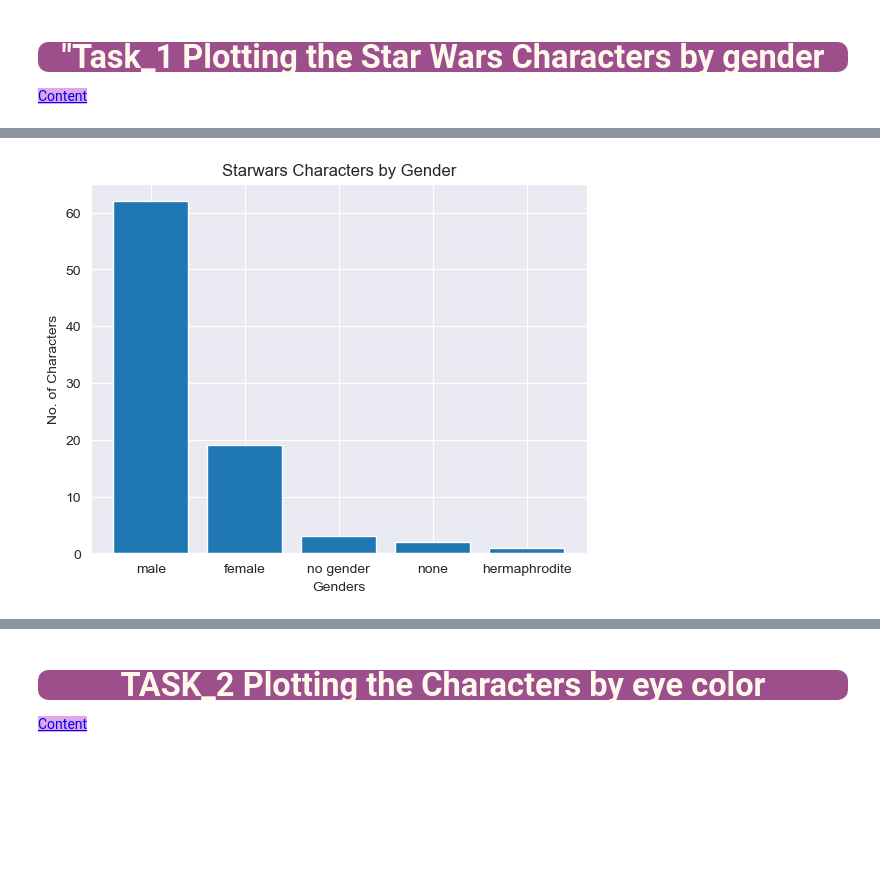
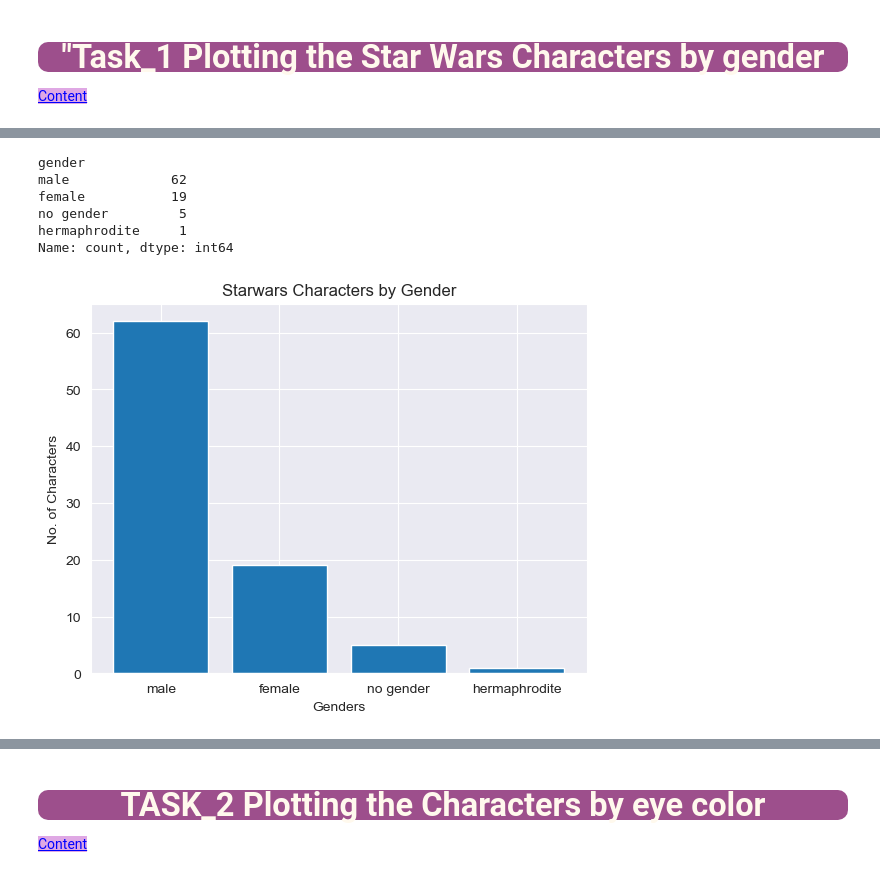
Before and after one commit to iceyisaak/clarusway_ds, a Jupyter notebook: DVwPy_Assignment_1_Star_Wars_Characters (matplotlib)_V02.ipynb, the cells around one changed output, grey strips where cells are left out. Cells and saved outputs as stored; diff of their text form; code cells hidden in the pictures; blank space fills up the shorter version.

```diff
--- a/DVwPy_Assignment_1_Star_Wars_Characters (matplotlib)_V02.ipynb
+++ b/DVwPy_Assignment_1_Star_Wars_Characters (matplotlib)_V02.ipynb
@@ -278,5 +263,5 @@ Name: gender, Length: 87, dtype: object
 # %%
-gender = df.gender.value_counts()
+gender = df['gender']
 
 gender
 # %% [output]
@@ -290,15 +290,26 @@ Name: count, dtype: int64
+# %%
+df.loc[df['gender'] == 'none','gender'] = 'no gender'
+
+gender.value_counts()
+# %% [output]
+gender
+male             62
+female           19
+no gender         5
+hermaphrodite     1
+Name: count, dtype: int64
 # %%
 # with matplotlib
 
-plt.bar(gender.index, gender.values)
+plt.bar(gender.value_counts().index, gender.value_counts().values)
 
 plt.title('Starwars Characters by Gender')
 plt.xlabel('Genders')
 plt.ylabel('No. of Characters')
 
 plt.show()
 # %% [output]
-[figure, old version]
+[figure, new version]
 # %%
 df.gender.value_counts()
 # %% [output]
```
Also changed, not shown: parts of 5 cells of this notebook, 1 other file.
